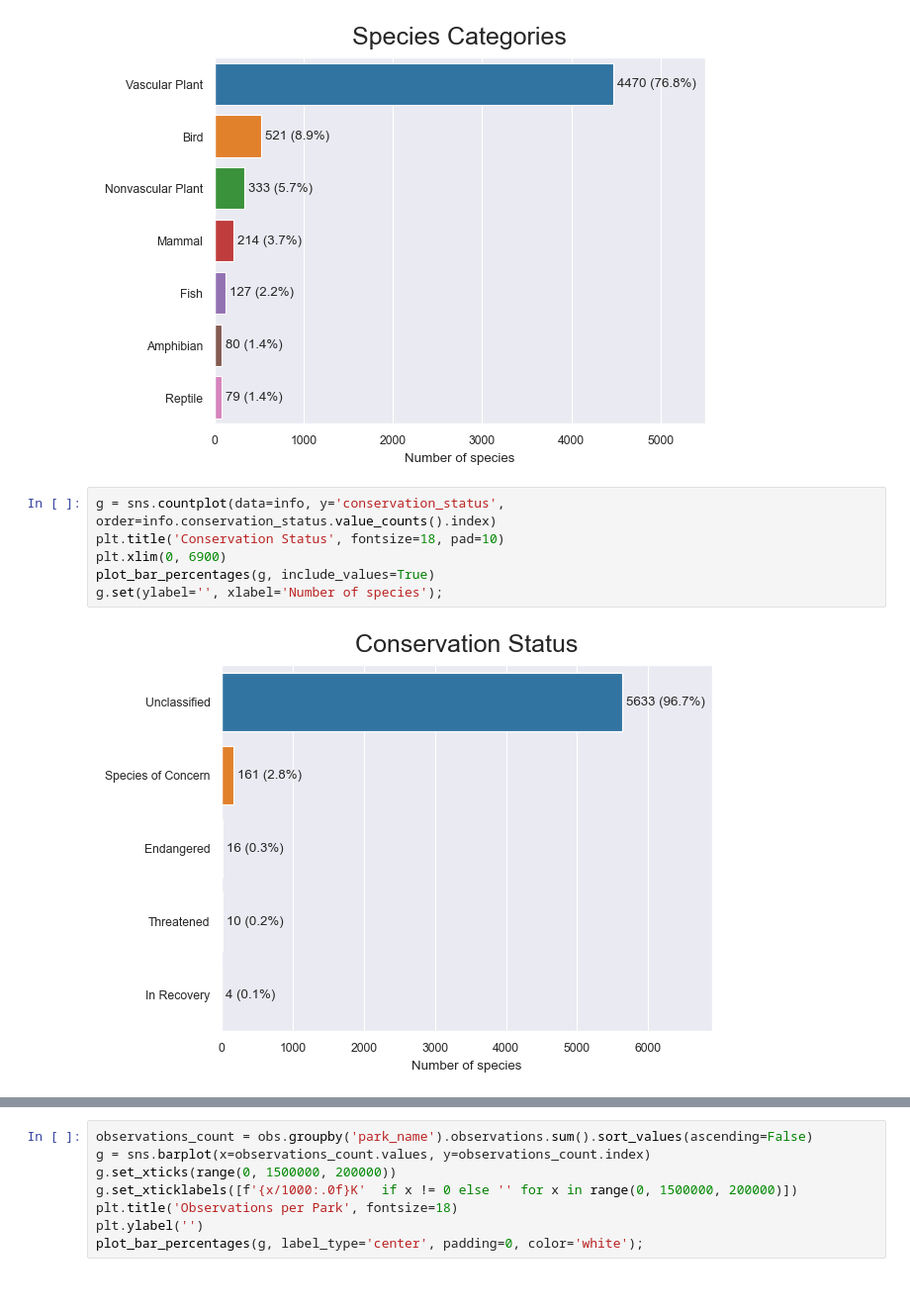
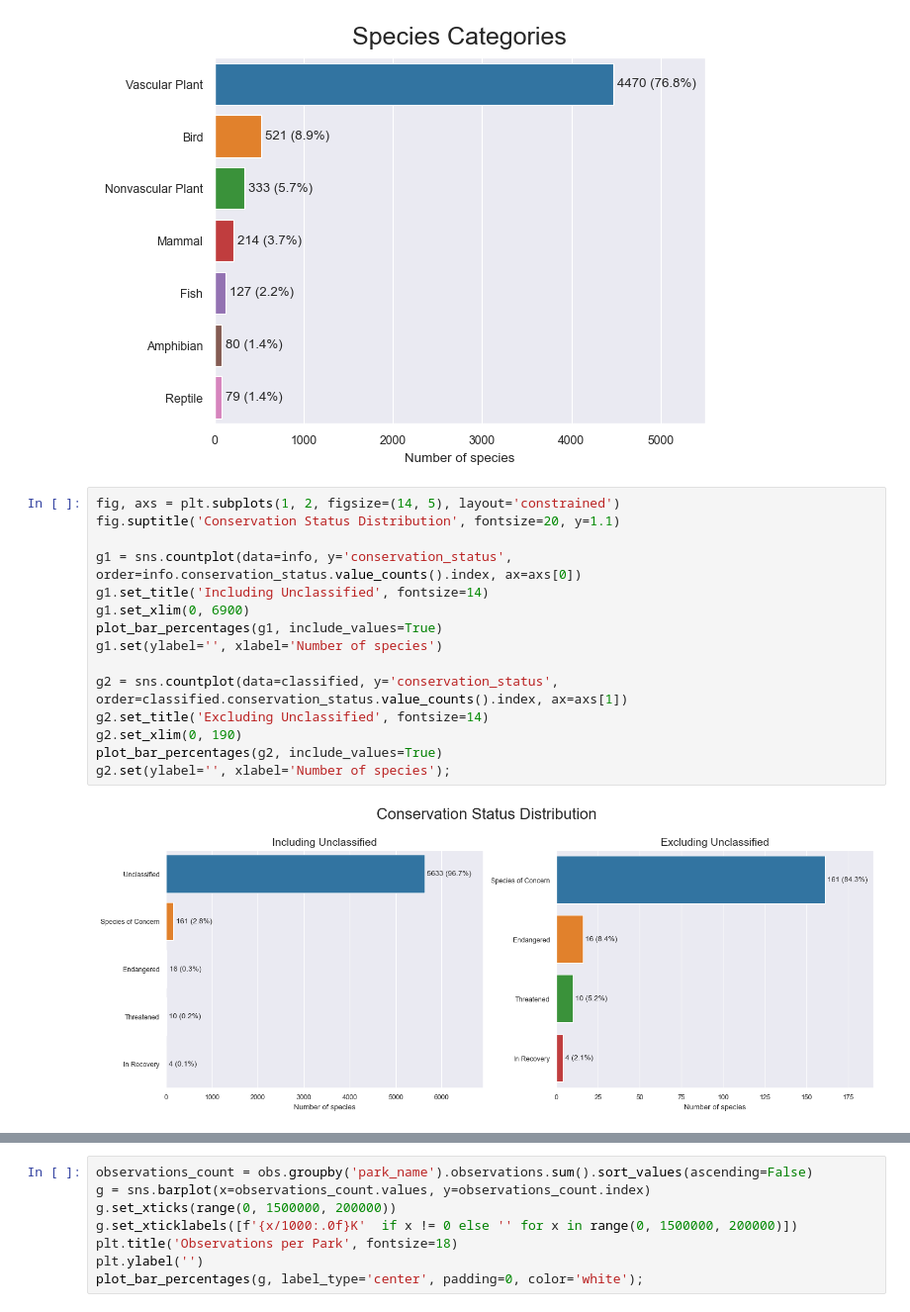
Before and after one commit to bcbmotta/biodiversity-project, a Jupyter notebook: Code/biodiversity.ipynb, the cells around one changed output, grey strips where cells are left out. Shown: that part at 99% size. Saved outputs shown, nothing was run; the diff lists cells and outputs as text.

```diff
--- a/Code/biodiversity.ipynb
+++ b/Code/biodiversity.ipynb
@@ -90,11 +108,20 @@ plot_bar_percentages(g, include_values=True)
 g.set(ylabel='', xlabel='Number of species');
 # %% [output]
 [figure]
-# %%
-g = sns.countplot(data=info, y='conservation_status', order=info.conservation_status.value_counts().index)
-plt.title('Conservation Status', fontsize=18, pad=10)
-plt.xlim(0, 6900)
-plot_bar_percentages(g, include_values=True)
-g.set(ylabel='', xlabel='Number of species');
-# %% [output]
-[figure, removed]
+# %%
+fig, axs = plt.subplots(1, 2, figsize=(14, 5), layout='constrained')
+fig.suptitle('Conservation Status Distribution', fontsize=20, y=1.1)
+
+g1 = sns.countplot(data=info, y='conservation_status', order=info.conservation_status.value_counts().index, ax=axs[0])
+g1.set_title('Including Unclassified', fontsize=14)
+g1.set_xlim(0, 6900)
+plot_bar_percentages(g1, include_values=True)
+g1.set(ylabel='', xlabel='Number of species')
+
+g2 = sns.countplot(data=classified, y='conservation_status', order=classified.conservation_status.value_counts().index, ax=axs[1])
+g2.set_title('Excluding Unclassified', fontsize=14)
+g2.set_xlim(0, 190)
+plot_bar_percentages(g2, include_values=True)
+g2.set(ylabel='', xlabel='Number of species');
+# %% [output]
+[figure, added]
```
Also changed, not shown: parts of 5 cells of this notebook.
